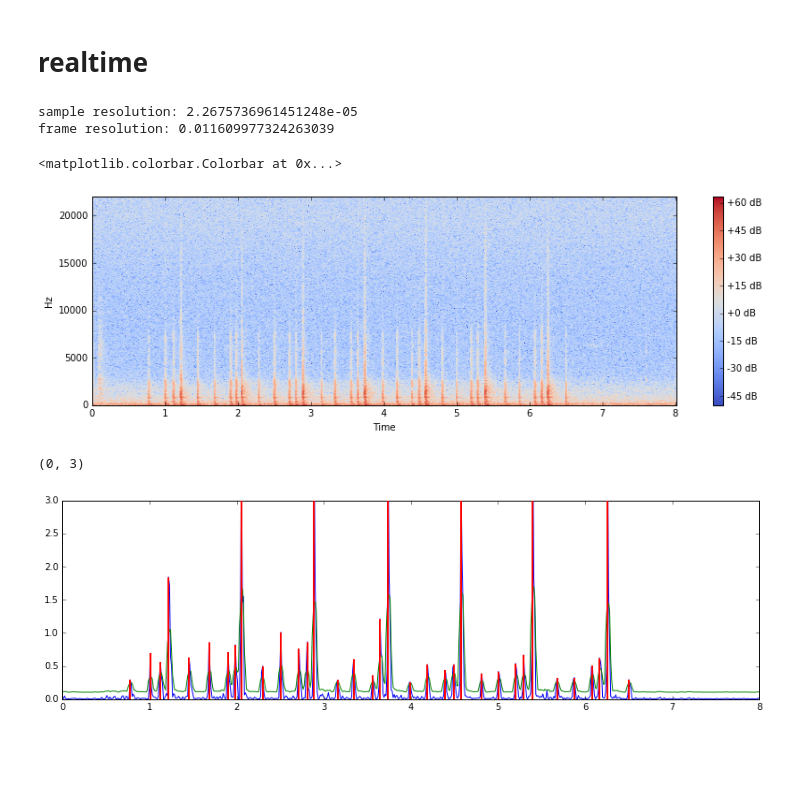
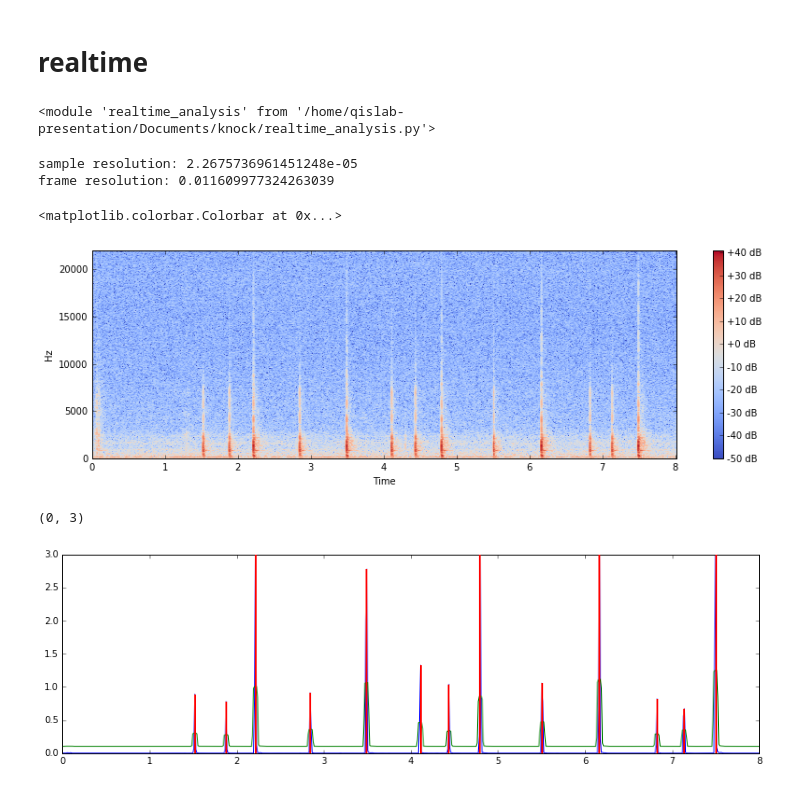
Before and after one commit to worldmaker18349276/K-AIKO, a Jupyter notebook: realtime_analysis.ipynb, the cells around one changed output. Saved outputs shown, nothing was run; the diff lists cells and outputs as text; code cells hidden in the pictures; blank space fills up the shorter version.

Commit message:
rewrite realtime_analysis

```diff
--- a/realtime_analysis.ipynb
+++ b/realtime_analysis.ipynb
@@ -158,5 +157,10 @@ plt.ylabel("Spectral Centroid")
 # %% [markdown]
 # realtime
+# %%
+import imp
+imp.reload(ra)
+# %% [output]
+<module 'realtime_analysis' from '/home/qislab-presentation/Documents/knock/realtime_analysis.py'>
 # %%
 WIN_LENGTH = 512*4
 HOP_LENGTH = 512
@@ -166,17 +170,14 @@ print("frame resolution:", HOP_LENGTH/RATE)
 sample resolution: 2.2675736961451248e-05
 frame resolution: 0.011609977324263039
 # %%
-power = ra.pipe(ra.frame(WIN_LENGTH, HOP_LENGTH),
-                ra.power_spectrum(RATE, WIN_LENGTH, HOP_LENGTH),
-                ra.transform(lambda _, J: ra.power2db(J * 25)))
-next(power)
-s = [np.zeros(WIN_LENGTH//2+1, dtype=np.float32)]
-for i in range(0, x.shape[0]-HOP_LENGTH, HOP_LENGTH):
-    s.append(power.send(x[i:i+HOP_LENGTH]))
-s = np.stack(s).T
+power_node = ra.pipe(ra.slice(x, HOP_LENGTH),
+                     ra.frame(WIN_LENGTH, HOP_LENGTH),
+                     ra.power_spectrum(RATE, WIN_LENGTH),
+                     ra.DataNode(ra.power2db))
+power = np.stack(list(power_node)).T
 
-librosa.display.specshow(s, sr=RATE, hop_length=HOP_LENGTH, x_axis="time", y_axis="linear")
+librosa.display.specshow(power, sr=RATE, hop_length=HOP_LENGTH, x_axis="time", y_axis="linear")
 plt.colorbar(format="%+2.0f dB")
 # %% [output]
 <matplotlib.colorbar.Colorbar at 0x...>
-[figure, old version]
+[figure, new version]
@@ -210,9 +184,34 @@ indices = np.round(np.array(p)*RATE/HOP_LENGTH).astype(int)
+# %%
+Dt = HOP_LENGTH/RATE
+PRE_MAX = int(0.03 / Dt)
+POST_MAX = int(0.03 / Dt)
+PRE_AVG = int(0.03 / Dt)
+POST_AVG = int(0.03 / Dt)
+WAIT = int(0.03 / Dt)
+DELTA = 0.1
+
+peak_node = ra.pick_peak(pre_max=PRE_MAX, post_max=POST_MAX,
+                         pre_avg=PRE_AVG, post_avg=POST_AVG,
+                         wait=WAIT, delta=DELTA)
+
+envelope = []
+onset_node = ra.pipe(ra.slice(x, HOP_LENGTH),
+                     ra.frame(WIN_LENGTH, HOP_LENGTH),
+                     ra.power_spectrum(RATE, WIN_LENGTH),
+                     ra.onset_strength(RATE/WIN_LENGTH, Dt),
+                     ra.branch(ra.DataNode(envelope.append)),
+                     peak_node)
+
+onset = np.array(list(onset_node))
+envelope = np.array(envelope)
+t = np.arange(envelope.shape[0]) * (Dt)
+onset_indices = (np.arange(envelope.shape[0]) - peak_node.delay)[onset]
 # %%
-e_avg = scipy.ndimage.uniform_filter1d(e, 5)
-plt.plot(t, e)
-plt.plot(t, e_avg+0.1)
-plt.vlines(p, ymin=0, ymax=e[indices], color="r", linewidth=2, zorder=3)
+avg_threshold = scipy.ndimage.uniform_filter1d(envelope, 5) + 0.1
+plt.plot(t, envelope)
+plt.plot(t, avg_threshold)
+plt.vlines(t[onset_indices], ymin=0, ymax=envelope[onset_indices], color="r", linewidth=2, zorder=3)
 plt.ylim((0, 3))
 # %% [output]
 (0, 3)
-[figure, old version]
+[figure, new version]
```
Also changed, not shown: parts of 12 cells of this notebook, 1 other file.
